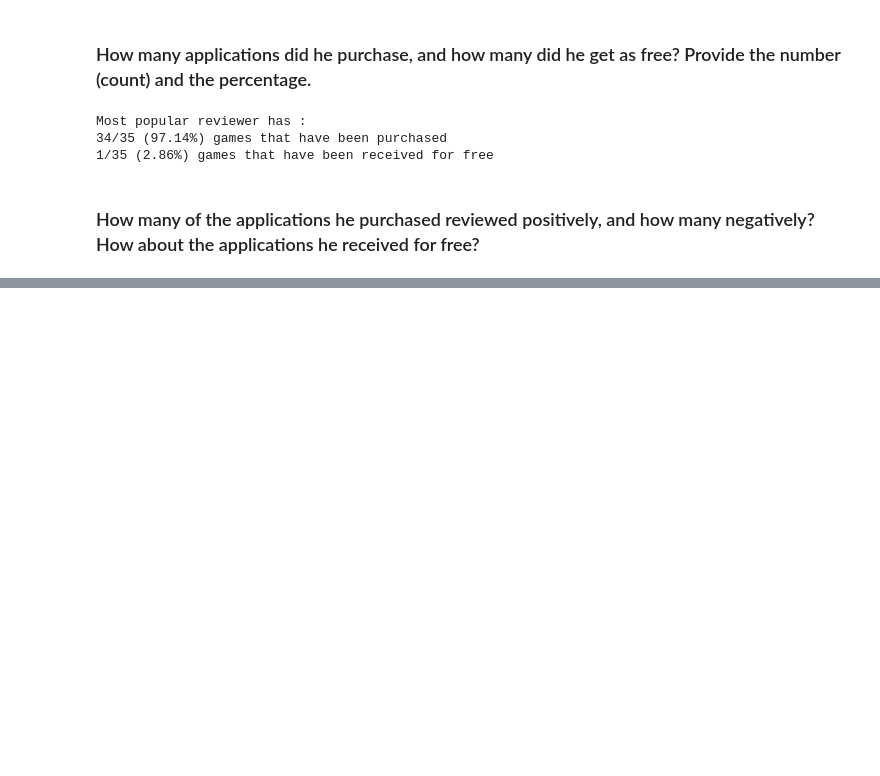
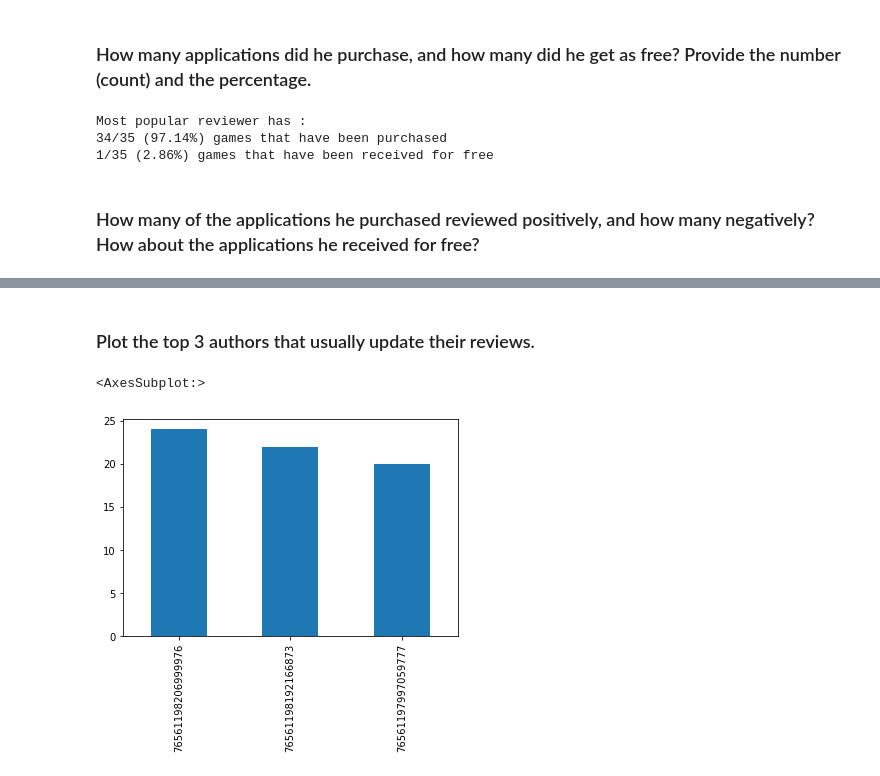
Before and after one commit to S4b3/ADM-HW2-Group44, a Jupyter notebook: main.ipynb, the cells around one changed output, grey strips where cells are left out. Drawn from its saved outputs; the diff is of its cells as text; code cells hidden in the pictures; blank space fills up the shorter version.

```diff
--- a/main.ipynb
+++ b/main.ipynb
@@ -274,0 +293,4 @@ Most popular reviewer has :
+# %%
+# Filtering out reviews that don't have updated timestamp
+updated_reviews = dataframe[dataframe['timestamp_updated'].notnull()]
+updated_reviews = updated_reviews[updated_reviews['timestamp_updated'] != updated_reviews['timestamp_created']]
@@ -274,0 +304,8 @@ Most popular reviewer has :
+# %% [markdown]
+### Plot the top 3 authors that usually update their reviews.
+# %%
+most_frequent_updaters = (updated_reviews['author.steamid'].value_counts()[:3])
+most_frequent_updaters.plot(kind='bar', title ="Most Frequent Review Up")
+# %% [output]
+<AxesSubplot:>
+[figure, added]
```
Also changed, not shown: parts of 10 cells of this notebook.
